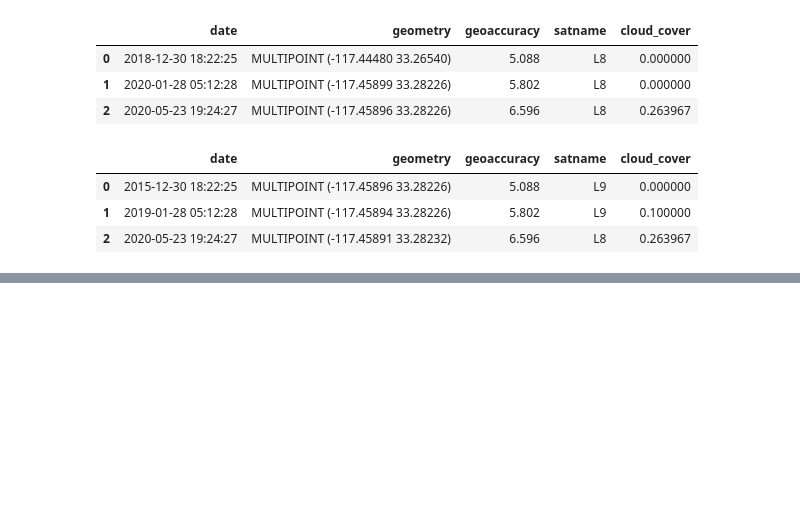
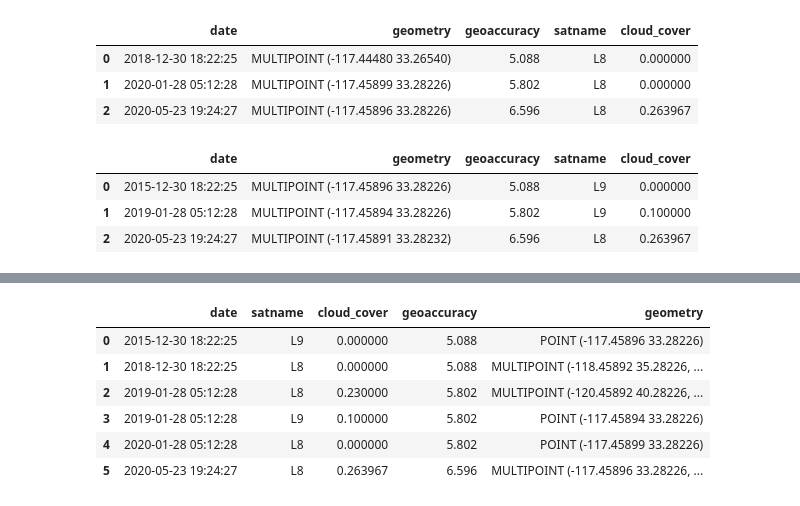
Before and after one commit to SatelliteShorelines/CoastSeg, a Jupyter notebook: merge_session_final_nonoverlapping_script.ipynb, the cells around one changed output, grey strips where cells are left out. Saved outputs shown, nothing was run; the diff lists cells and outputs as text; code cells hidden in the pictures; blank space fills up the shorter version.

```diff
--- a/merge_session_final_nonoverlapping_script.ipynb
+++ b/merge_session_final_nonoverlapping_script.ipynb
@@ -1438,2 +852,0 @@ Name: geometry, dtype: geometry
-# %%
-merged = pd.merge(extracted_gdf1, extracted_gdf2, on=['satname', 'date'], how='outer', suffixes=('_df1', '_df2'))
@@ -1633,5 +852,0 @@ result
-# %%
-merged = merged.reset_index()  # Reset the index of the merged DataFrame
-geometries = geometries.reset_index()  # Reset the index of the geometries DataFrame
-result = gpd.GeoDataFrame(merged.drop(columns=columns).join(geometries, lsuffix='_merged', rsuffix='_geometries'))
-result
@@ -1648,4 +852,0 @@ geometry_columns
-# %%
-merged["geometry"] = merged[geometry_columns].apply(
-        lambda row: unary_union(row.tolist()), axis=1
-    )
@@ -1727,0 +853,52 @@ final_df
+# %%
+from typing import List, Optional, Union
+import geopandas as gpd
+import pandas as pd
+from shapely.ops import unary_union
+from coastseg.merge_utils import merge_geometries
+
+
+def merge_and_average(df1: gpd.GeoDataFrame, df2: gpd.GeoDataFrame) -> gpd.GeoDataFrame:
+    # Perform a full outer join
+    merged = pd.merge(df1, df2, on=['satname', 'date'], how='outer', suffixes=('_df1', '_df2'))
+
+    # Identify numeric columns from both dataframes
+    numeric_columns_df1 = df1.select_dtypes(include='number').columns
+    numeric_columns_df2 = df2.select_dtypes(include='number').columns
+    common_numeric_columns = set(numeric_columns_df1).intersection(numeric_columns_df2)
+
+    # Average the numeric columns
+    for column in common_numeric_columns:
+        merged[column] = merged[[f'{column}_df1', f'{column}_df2']].mean(axis=1)
+
+    # Drop the original numeric columns
+    merged.drop(columns=[f'{column}_df1' for column in common_numeric_columns] + [f'{column}_df2' for column in common_numeric_columns], inplace=True)
+
+    # Merge geometries
+    geometry_columns = [col for col in merged.columns if 'geometry' in col]
+    merged = merge_geometries(merged, columns=geometry_columns)
+
+    return merged
+
+# List of GeoDataFrames
+gdfs = [extracted_gdf1, extracted_gdf2, extracted_gdf3]
+
+# Perform a full outer join and average the numeric columns across all GeoDataFrames
+result = reduce(merge_and_average, gdfs)
+
+result.sort_values(by='date', inplace=True)
+result.reset_index(drop=True, inplace=True)
+
+assert len(result) == 6
+assert result[['date', 'satname']].duplicated().sum() == 0, "The combination of 'date' and 'satname' is not unique."
+# assert np.all(result['cloud_cover'] == [0.0, 0.115, 0.263967, 0.0, 0.0, 0.1])
+
+result
+# %% [output]
+|  | date | satname | cloud_cover | geoaccuracy | geometry |
+| 0 | 2015-12-30 18:22:25 | L9 | 0.000000 | 5.088 | POINT (-117.45896 33.28226) |
+| 1 | 2018-12-30 18:22:25 | L8 | 0.000000 | 5.088 | MULTIPOINT (-118.45892 35.28226, ... |
+| 2 | 2019-01-28 05:12:28 | L8 | 0.230000 | 5.802 | MULTIPOINT (-120.45892 40.28226, ... |
+| 3 | 2019-01-28 05:12:28 | L9 | 0.100000 | 5.802 | POINT (-117.45894 33.28226) |
+| 4 | 2020-01-28 05:12:28 | L8 | 0.000000 | 5.802 | POINT (-117.45899 33.28226) |
+| 5 | 2020-05-23 19:24:27 | L8 | 0.263967 | 6.596 | MULTIPOINT (-117.45896 33.28226, ... |
```
Also changed, not shown: parts of 87 cells of this notebook, 1 other file.
